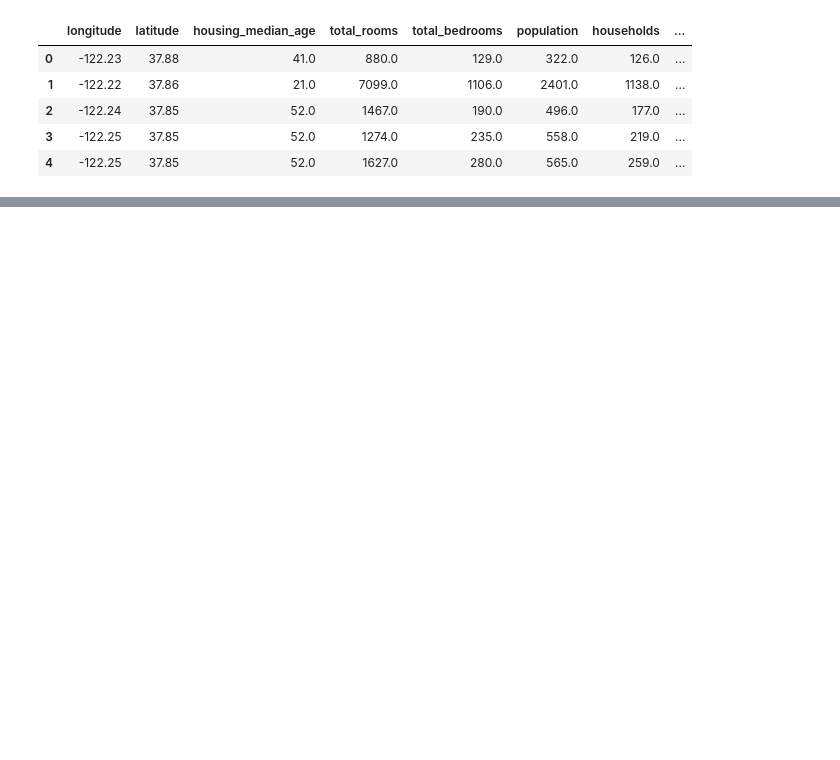
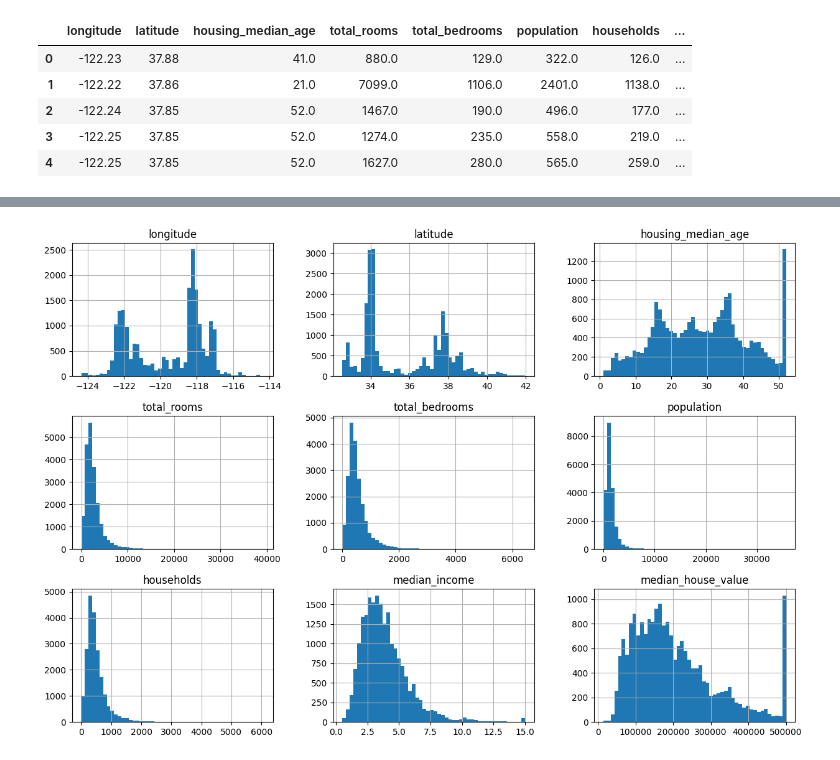
Before and after one commit to Arshya-S/Hands-On-Machine-Learning, a Jupyter notebook: Housing.ipynb, the cells around one changed output, grey strips where cells are left out. Drawn from its saved outputs; the diff is of its cells as text; code cells hidden in the pictures; blank space fills up the shorter version.

```diff
--- a/Housing.ipynb
+++ b/Housing.ipynb
@@ -30,0 +57,7 @@ housing.head()
+# %%
+import matplotlib.pyplot as plt
+
+housing.hist(bins=50, figsize=(15,10))
+plt.show()
+# %% [output]
+[figure, added]
```
Also changed, not shown: parts of 6 cells of this notebook.
